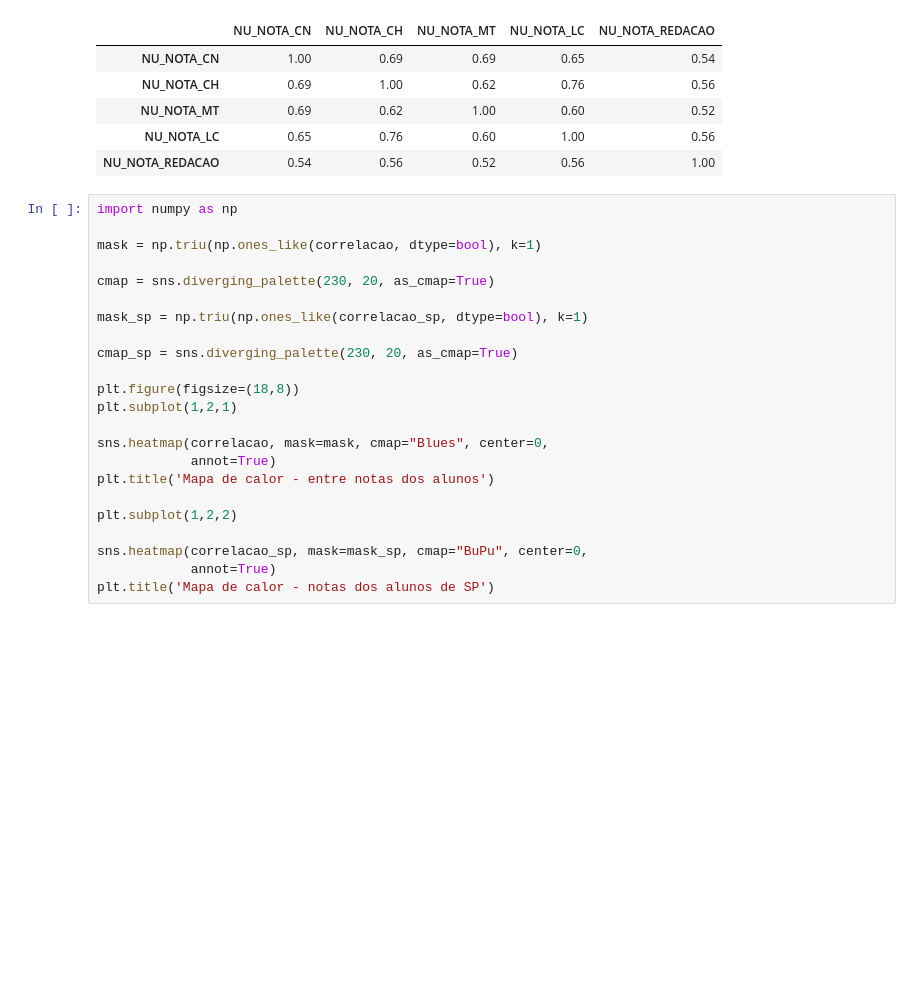
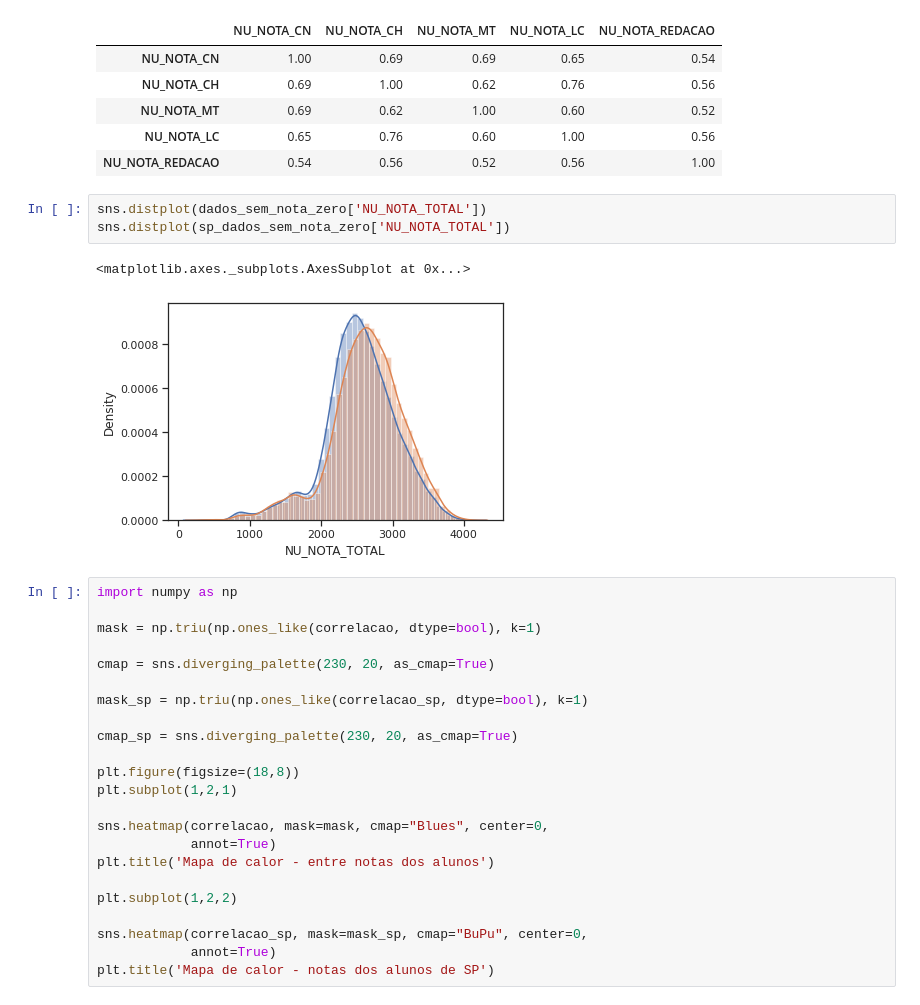
Before and after one commit to aanacaa/imersao-alura, a Jupyter notebook: Imersao_Alura.ipynb, the cells around one changed output. Cells and saved outputs as stored; diff of their text form; blank space fills up the shorter version.

```diff
--- a/Imersao_Alura.ipynb
+++ b/Imersao_Alura.ipynb
@@ -1593,6 +1617,12 @@ correlacao_sp
 | NU_NOTA_MT | 0.69 | 0.62 | 1.00 | 0.60 | 0.52 |
 | NU_NOTA_LC | 0.65 | 0.76 | 0.60 | 1.00 | 0.56 |
 | NU_NOTA_REDACAO | 0.54 | 0.56 | 0.52 | 0.56 | 1.00 |
+# %%
+sns.distplot(dados_sem_nota_zero['NU_NOTA_TOTAL'])
+sns.distplot(sp_dados_sem_nota_zero['NU_NOTA_TOTAL'])
+# %% [output]
+<matplotlib.axes._subplots.AxesSubplot at 0x...>
+[figure, added]
 # %%
 import numpy as np
 
```
Also changed, not shown: parts of 2 cells of this notebook.
